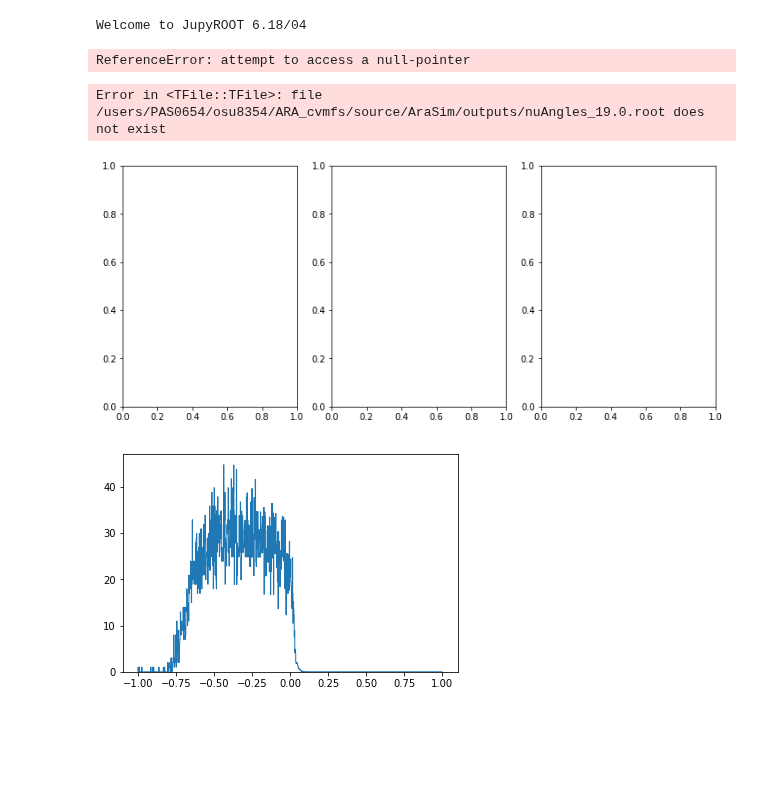
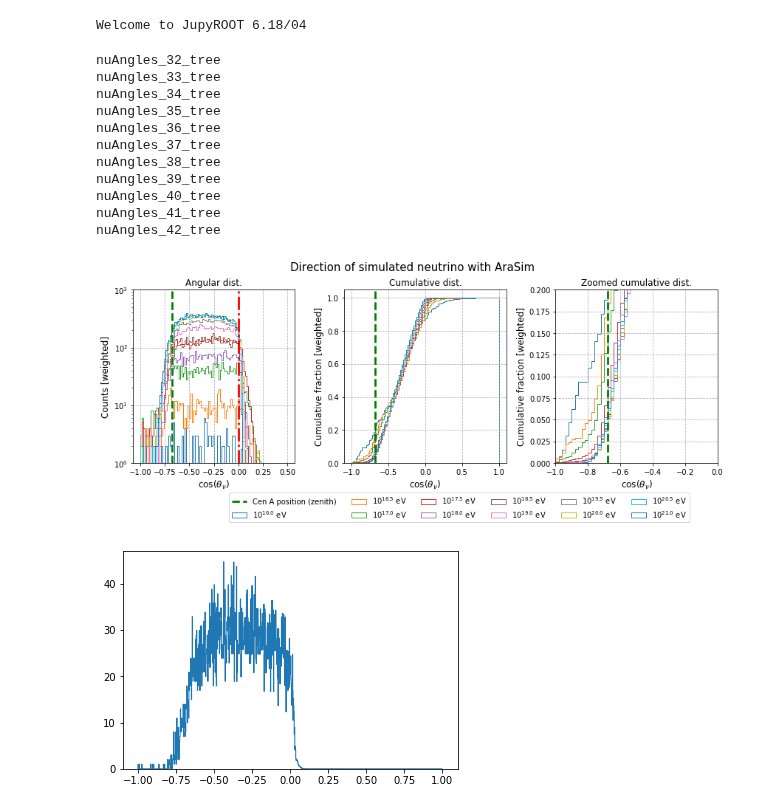
Before and after one commit to toej93/ARA_analysis, a Jupyter notebook: CenA_sourceSearch/Angle_distribution.ipynb, the cells around one changed output. Saved outputs shown, nothing was run; the diff lists cells and outputs as text; code cells hidden in the pictures; blank space fills up the shorter version.

```diff
--- a/CenA_sourceSearch/Angle_distribution.ipynb
+++ b/CenA_sourceSearch/Angle_distribution.ipynb
@@ -14,8 +14,8 @@ import scipy.stats as stats
 # %% [output]
 Welcome to JupyROOT 6.18/04
 # %%
-# energy_array=np.arange(16.0,21.5,0.5)
-energy_array=[19.0]
+energy_array=np.arange(16.0,21.5,0.5)
+# energy_array=[19.0]
 # %%
 fig, axes = plt.subplots(nrows=1, ncols=3, figsize=(12, 5))
 
@@ -39,8 +39,8 @@ for energy in energy_array:
 #             ang_cutoff.append(np.degrees(tree.theta-np.pi/2))
     # plt.hist(np.cos(ang_forHist), bins=1000, density=True);
     # plt.ylim(0,5)
-#     numBins=int(tree.GetEntries()/60)
-    numBins=1000
+    numBins=int(tree.GetEntries()/60)
+    numBins=100
 
     n, bins, patches = axes[0].hist(ang_forHist,weights=nuWeights, range=(-1, 0.5),alpha=1.0, bins=numBins,histtype='step', stacked=True, fill=False);
     axes[1].hist(ang_forHist,weights=nuWeights, range=(-1, 1),alpha=1.0, bins=numBins,histtype='step', stacked=True, fill=False,cumulative=True, density=True);
@@ -48,41 +48,52 @@ for energy in energy_array:
 
 # axes[1].set_title("Histogram of $\cos(\\theta_{rec})$", fontsize=12)
 axes[0].axvline(-0.68, linestyle='--', color="green",label="Cen A position (zenith)",linewidth=2.8)
+axes[0].axvline(0, linestyle='-.', color="red",linewidth=2.8)
+
 axes[1].axvline(-0.68, linestyle='--', color="green",linewidth=2.8)
 axes[2].axvline(-0.68, linestyle='--', color="green",linewidth=2.8)
 
 
-axes[0].set_xlabel("$\cos(\\theta_{rec})$", fontsize=12)
-axes[1].set_xlabel("$\cos(\\theta_{rec})$", fontsize=12)
-axes[2].set_xlabel("$\cos(\\theta_{rec})$", fontsize=12)
+axes[0].set_xlabel("$\cos(\\theta_{\\nu})$", fontsize=12)
+axes[1].set_xlabel("$\cos(\\theta_{\\nu})$", fontsize=12)
+axes[2].set_xlabel("$\cos(\\theta_{\\nu})$", fontsize=12)
 
 axes[0].set_ylabel("Counts [weighted]", fontsize=12)
 axes[1].set_ylabel("Cumulative fraction [weighted]", fontsize=12)
 axes[2].set_ylabel("Cumulative fraction [weighted]", fontsize=12)
 
 axes[0].set_yscale("log")
 axes[0].set_ylim(1E0, 1E3)
 axes[0].grid(linestyle='--', linewidth=0.8)
 axes[1].grid(linestyle='--', linewidth=0.8)
 axes[2].grid(linestyle='--', linewidth=0.8)
 
 axes[2].set_xlim(-1,0)
 axes[2].set_ylim(0,0.2)
 axes[0].set_title("Angular dist.")
 axes[1].set_title("Cumulative dist.")
 axes[2].set_title("Zoomed cumulative dist.")
 
 fig.legend(ncol=6, loc=(0.21,0.01))
 
     # axes[1].set_yscale('log')
     # plt.legend()
-fig.suptitle("Angular reconstrucion of simulated events with AraSim", fontsize=15)
+fig.suptitle("Direction of simulated neutrino with AraSim", fontsize=15)
 fig.tight_layout(rect=[0, 0.09, 1, 0.95])
-# fig.savefig("theta_rec_distro_CenA.png", dpi=200)
+fig.savefig("neutrino_direction.png", dpi=200)
 # %% [output]
-ReferenceError: attempt to access a null-pointer
+nuAngles_32_tree
+nuAngles_33_tree
+nuAngles_34_tree
+nuAngles_35_tree
+nuAngles_36_tree
+nuAngles_37_tree
+nuAngles_38_tree
+nuAngles_39_tree
+nuAngles_40_tree
+nuAngles_41_tree
+nuAngles_42_tree
-Error in <TFile::TFile>: file /users/PAS0654/osu8354/ARA_cvmfs/source/AraSim/outputs/nuAngles_19.0.root does not exist
-[figure, old version]
+[figure, new version]
 # %%
 n, bins, patches = plt.hist(ang_forHist,weights=nuWeights,alpha=1.0, bins=numBins,histtype='step', stacked=True, fill=False);
 # %% [output]
```
Also changed, not shown: 11 other files.
